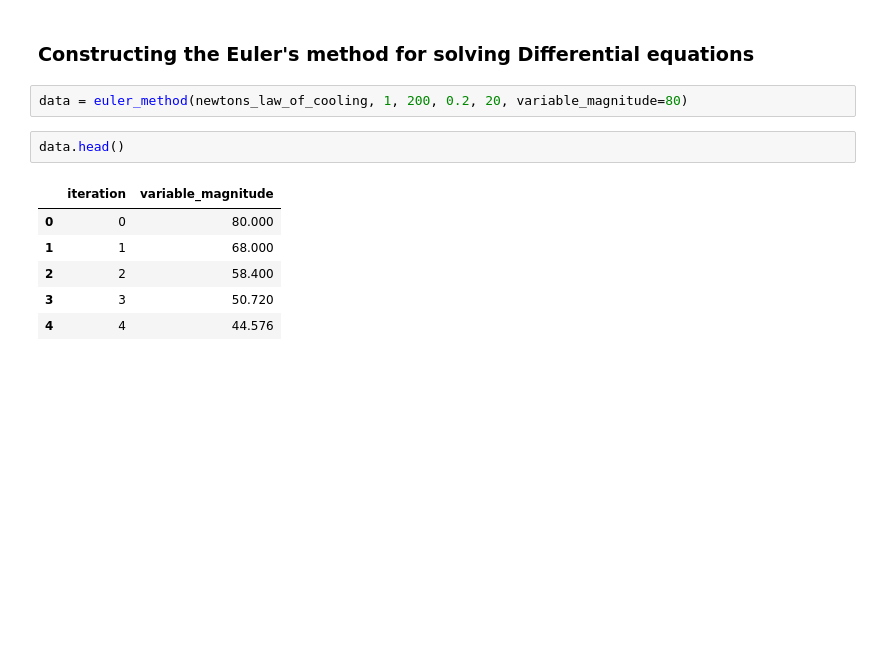
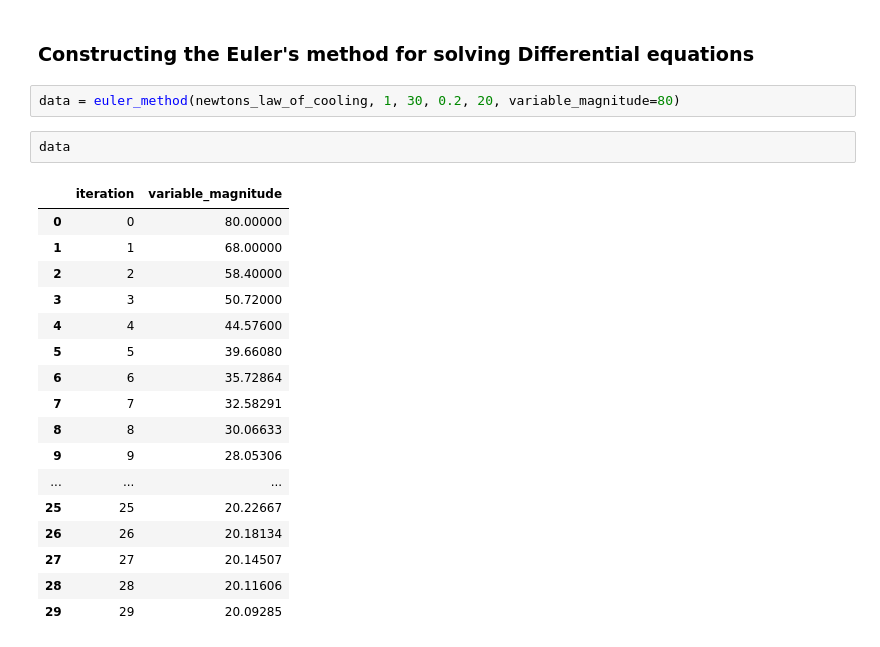
Before and after one commit to HijoBejuco/dynamical-systems-modeling, a Jupyter notebook: code_notebook.ipynb, the cells around one changed output. Cells and saved outputs as stored; diff of their text form; blank space fills up the shorter version.

```diff
--- a/code_notebook.ipynb
+++ b/code_notebook.ipynb
@@ -30,16 +30,27 @@ plot_logistic_eq(4, 0.1, 50)
 # %% [markdown]
 ### Constructing the Euler's method for solving Differential equations
 # %%
-data = euler_method(newtons_law_of_cooling, 1, 200, 0.2, 20, variable_magnitude=80)
+data = euler_method(newtons_law_of_cooling, 1, 30, 0.2, 20, variable_magnitude=80)
 # %%
-data.head()
+data
 # %% [output]
 |  | iteration | variable_magnitude |
-| 0 | 0 | 80.000 |
-| 1 | 1 | 68.000 |
-| 2 | 2 | 58.400 |
-| 3 | 3 | 50.720 |
-| 4 | 4 | 44.576 |
+| 0 | 0 | 80.00000 |
+| 1 | 1 | 68.00000 |
+| 2 | 2 | 58.40000 |
+| 3 | 3 | 50.72000 |
+| 4 | 4 | 44.57600 |
+| 5 | 5 | 39.66080 |
+| 6 | 6 | 35.72864 |
+| 7 | 7 | 32.58291 |
+| 8 | 8 | 30.06633 |
+| 9 | 9 | 28.05306 |
+| ... | ... | ... |
+| 25 | 25 | 20.22667 |
+| 26 | 26 | 20.18134 |
+| 27 | 27 | 20.14507 |
+| 28 | 28 | 20.11606 |
+| 29 | 29 | 20.09285 |
 # %%
 # Create a figure and an axes object
 fig, ax = plt.subplots()
```
Also changed, not shown: parts of 6 cells of this notebook.
